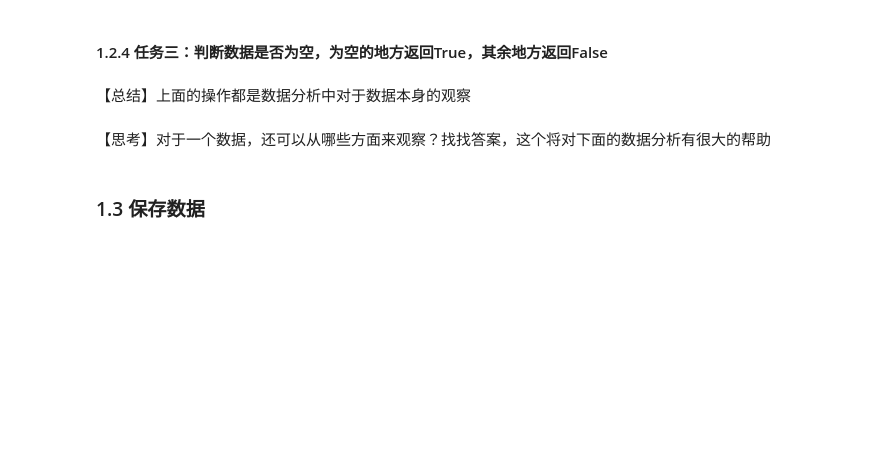
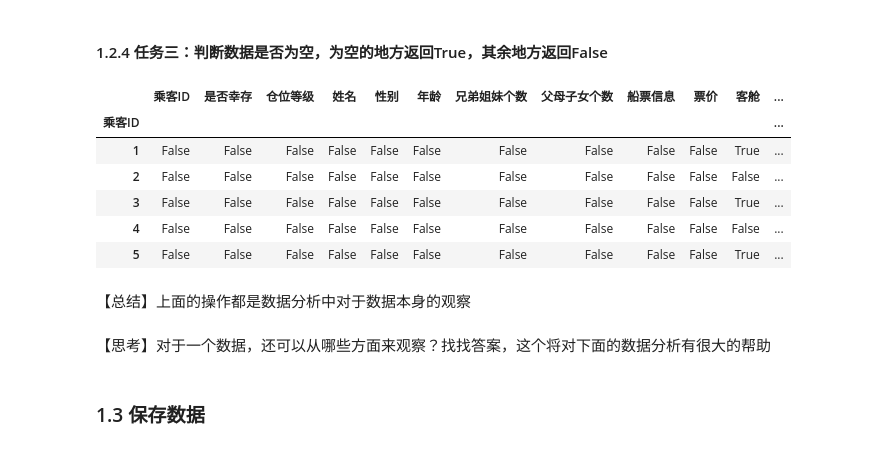
Before and after one commit to Shepherd1701/hands-on-data-analysis, a Jupyter notebook: 第一次打卡.ipynb, the cells around one changed output. Saved outputs shown, nothing was run; the diff lists cells and outputs as text; code cells hidden in the pictures; blank space fills up the shorter version.

```diff
--- a/第一次打卡.ipynb
+++ b/第一次打卡.ipynb
@@ -191,6 +218,15 @@ memory usage: 130.5+ KB
 #### 1.2.4 任务三：判断数据是否为空，为空的地方返回True，其余地方返回False
 # %%
 #写入代码
+df.isnull().head()
+# %% [output]
+|  | 乘客ID | 是否幸存 | 仓位等级 | 姓名 | 性别 | 年龄 | 兄弟姐妹个数 | 父母子女个数 | 船票信息 | 票价 | 客舱 | ... |
+| 乘客ID |  |  |  |  |  |  |  |  |  |  |  | ... |
+| 1 | False | False | False | False | False | False | False | False | False | False | True | ... |
+| 2 | False | False | False | False | False | False | False | False | False | False | False | ... |
+| 3 | False | False | False | False | False | False | False | False | False | False | True | ... |
+| 4 | False | False | False | False | False | False | False | False | False | False | False | ... |
+| 5 | False | False | False | False | False | False | False | False | False | False | True | ... |
 # %% [markdown]
 【总结】上面的操作都是数据分析中对于数据本身的观察
 # %% [markdown]
```
Also changed, not shown: parts of 100 cells of this notebook, 3 other files.
